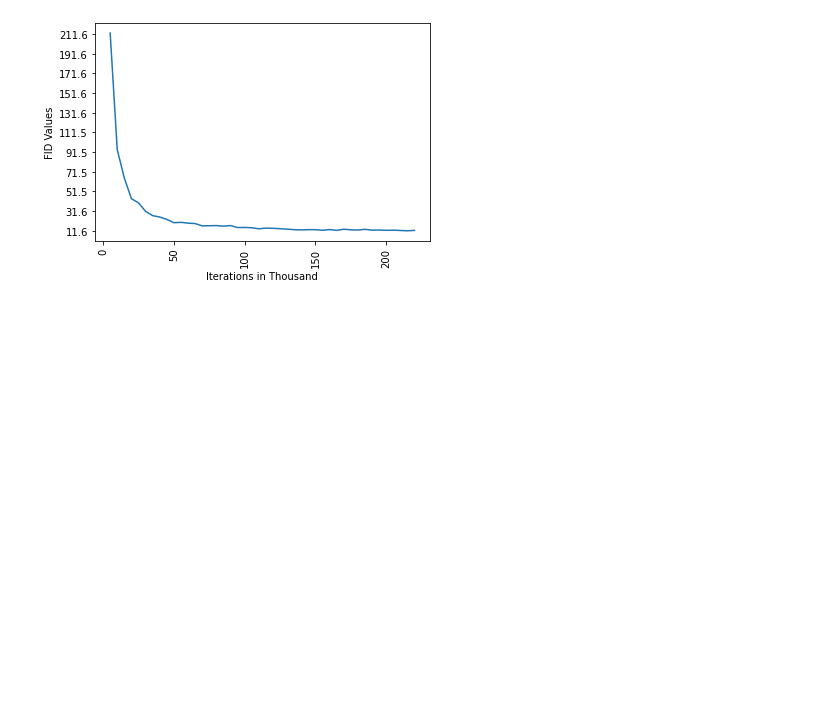
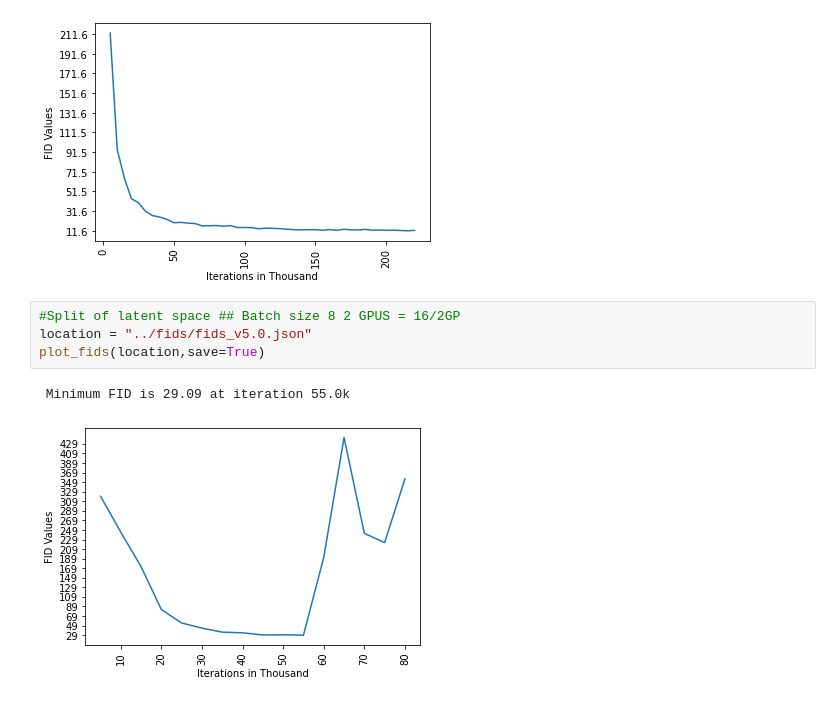
Before and after one commit to joex3999/SemanticStyleGAN, a Jupyter notebook: notebooks/Plots.ipynb, the cells around one changed output. Saved outputs shown, nothing was run; the diff lists cells and outputs as text; blank space fills up the shorter version.

Commit message:
feat: Finish latent space splitting/ Start of IDD

```diff
--- a/notebooks/Plots.ipynb
+++ b/notebooks/Plots.ipynb
@@ -134,3 +136,10 @@ plot_fids(location,save=True)
 # %% [output]
  Minimum FID is 11.55 at iteration 215.0k
 [figure]
+# %%
+#Split of latent space ## Batch size 8 2 GPUS = 16/2GP
+location = "../fids/fids_v5.0.json"
+plot_fids(location,save=True)
+# %% [output]
+ Minimum FID is 29.09 at iteration 55.0k
+[figure, added]
```
Also changed, not shown: parts of 5 cells of this notebook, 21 other files.
